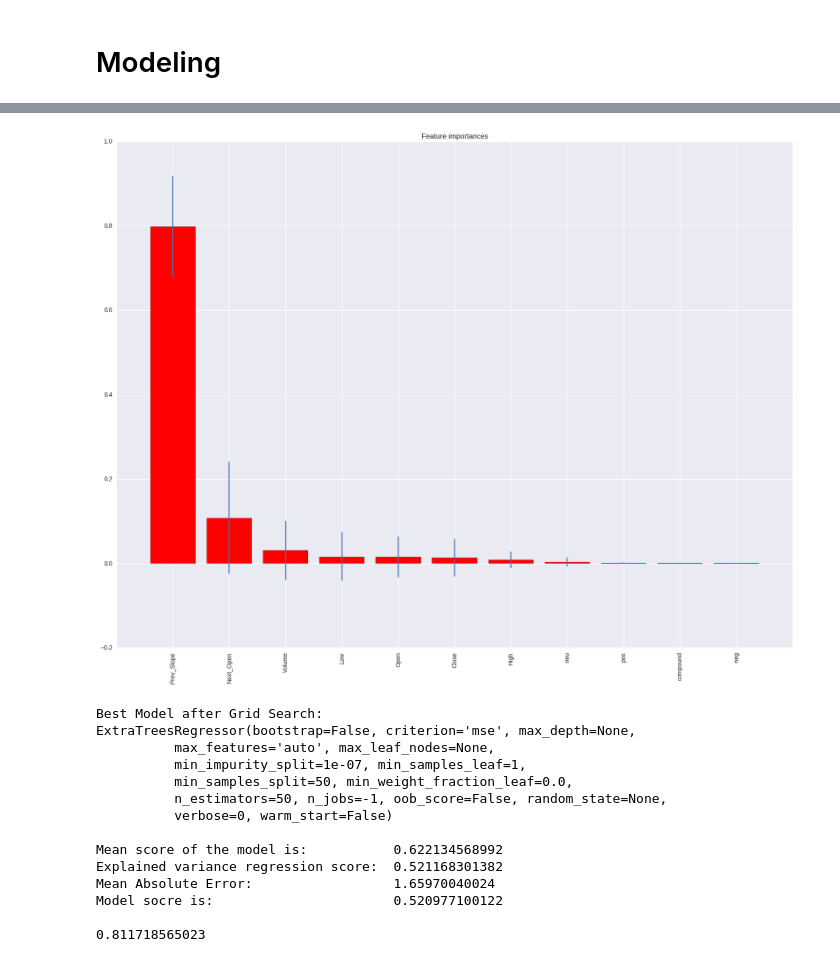
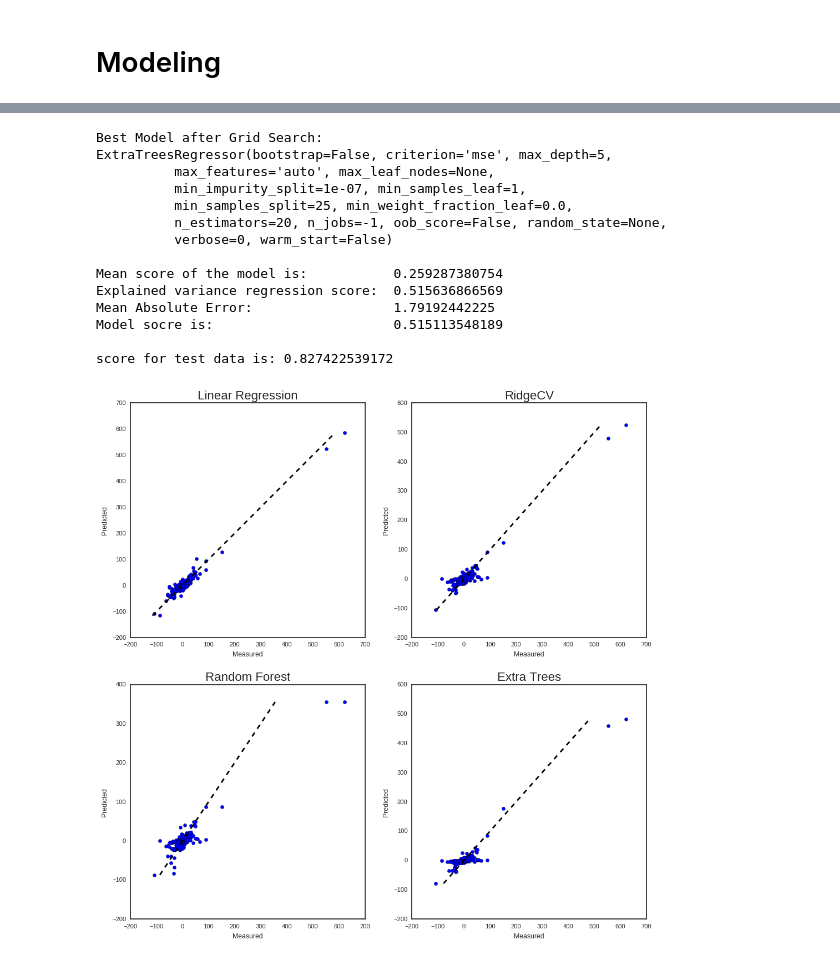
Before and after one commit to asarchami/GA, a Jupyter notebook: Capstone/capstone-working-2.ipynb, the cells around one changed output, grey strips where cells are left out. Cells and saved outputs as stored; diff of their text form; code cells hidden in the pictures.

Commit message:
final touches, most of the news I've scraped and all models are trained

```diff
--- a/Capstone/capstone-working-2.ipynb
+++ b/Capstone/capstone-working-2.ipynb
@@ -336,2 +370,4 @@ rd, rd_report = evaluate_model(
+# %%
+rd, rd_report = ridge_cv(x_train, y_train)
 # %%
 print rd_report
@@ -360,2 +386,4 @@ rf, rf_report = evaluate_model(RandomForestRegressor(n_jobs=-1), x_train, y_trai
+# %%
+rf, rf_report = random_forest(x_train, y_train)
 # %%
 print rf_report
@@ -378,27 +406,53 @@ Model socre is:                       0.735033159461
-# %%
-params = {
-    'n_estimators': [10, 20, 50, 100, 200],
-    'max_depth': [None,1, 2, 3, 4, 5],
-    'min_samples_split': [2, 10, 25, 50, 100],
-}
-et, et_report = evaluate_model(ExtraTreesRegressor(n_jobs=-1), x_train, y_train, params=params)
-# %% [output]
-[figure, removed]
+# %%
+et, et_report = extra_trees(x_train, y_train)
 # %%
 print et_report
-print et.score(x_test, y_test)
+print "score for test data is: {}".format(et.score(x_test, y_test))
 # %% [output]
 Best Model after Grid Search:
-ExtraTreesRegressor(bootstrap=False, criterion='mse', max_depth=None,
+ExtraTreesRegressor(bootstrap=False, criterion='mse', max_depth=5,
           max_features='auto', max_leaf_nodes=None,
           min_impurity_split=1e-07, min_samples_leaf=1,
-          min_samples_split=50, min_weight_fraction_leaf=0.0,
-          n_estimators=50, n_jobs=-1, oob_score=False, random_state=None,
+          min_samples_split=25, min_weight_fraction_leaf=0.0,
+          n_estimators=20, n_jobs=-1, oob_score=False, random_state=None,
           verbose=0, warm_start=False)
 
-Mean score of the model is:           0.622134568992
-Explained variance regression score:  0.521168301382
-Mean Absolute Error:                  1.65970040024
-Model socre is:                       0.520977100122
+Mean score of the model is:           0.259287380754
+Explained variance regression score:  0.515636866569
+Mean Absolute Error:                  1.79192442225
+Model socre is:                       0.515113548189
 
-0.811718565023
+score for test data is: 0.827422539172
+# %%
+def plot_predicted_measured(ax, y_real, predictions, fontsize=24, title=''):
+    ax.scatter(y_real, predictions)
+    ax.plot([predictions.min(), predictions.max()], [predictions.min(), predictions.max()], 'k--', lw=2)
+    ax.set_xlabel('Measured')
+    ax.set_ylabel('Predicted')
+    ax.set_title(title, fontsize=fontsize)
+
+
+def set_style():
+    plt.style.use(['seaborn-white', 'seaborn-paper'])
+
+
+def plot_comparisions(y_real, y_lr, y_rd, y_rf, y_et):
+    set_style()
+    fig, ((ax1, ax2), (ax3, ax4)) = plt.subplots(nrows=2, ncols=2)
+    fig.set_figheight(12)
+    fig.set_figwidth(12)
+    plot_predicted_measured(ax1, y_real, y_lr, fontsize=16, title='Linear Regression')
+    plot_predicted_measured(ax2, y_real, y_rd, fontsize=16, title='RidgeCV')
+    plot_predicted_measured(ax3, y_real, y_rf, fontsize=16, title='Random Forest')
+    plot_predicted_measured(ax4, y_real, y_et, fontsize=16, title='Extra Trees')
+
+    plt.show()
+# %%
+plot_comparisions(y_test,
+                  lr.predict(x_test),
+                  rd.predict(x_test),
+                  rf.predict(x_test),
+                  et.predict(x_test)
+                 )
+# %% [output]
+[figure, added]
```
Also changed, not shown: parts of 15 cells of this notebook, 59 other files.
